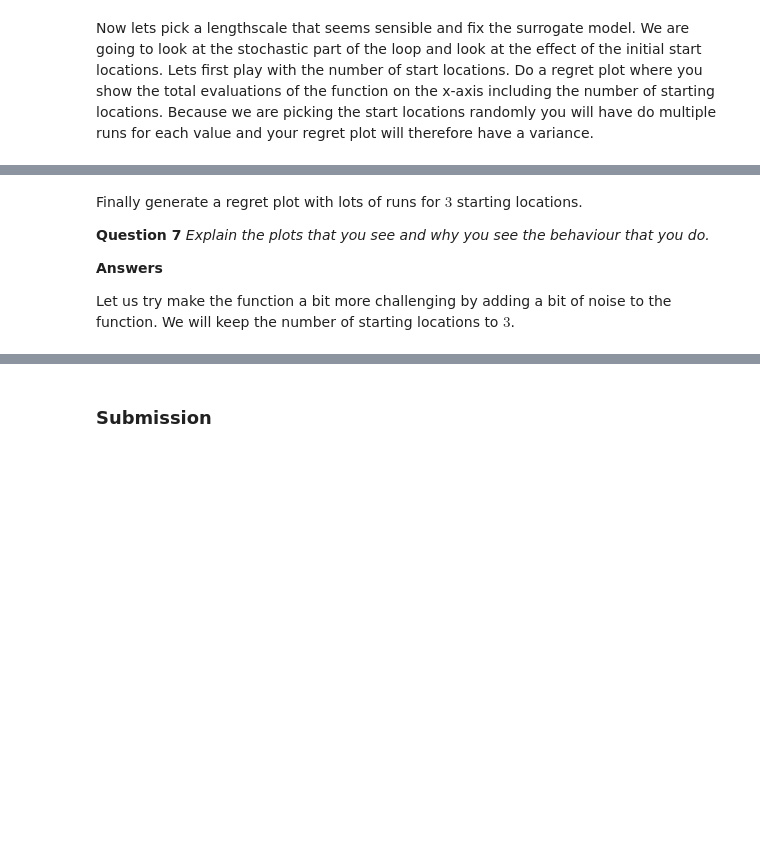
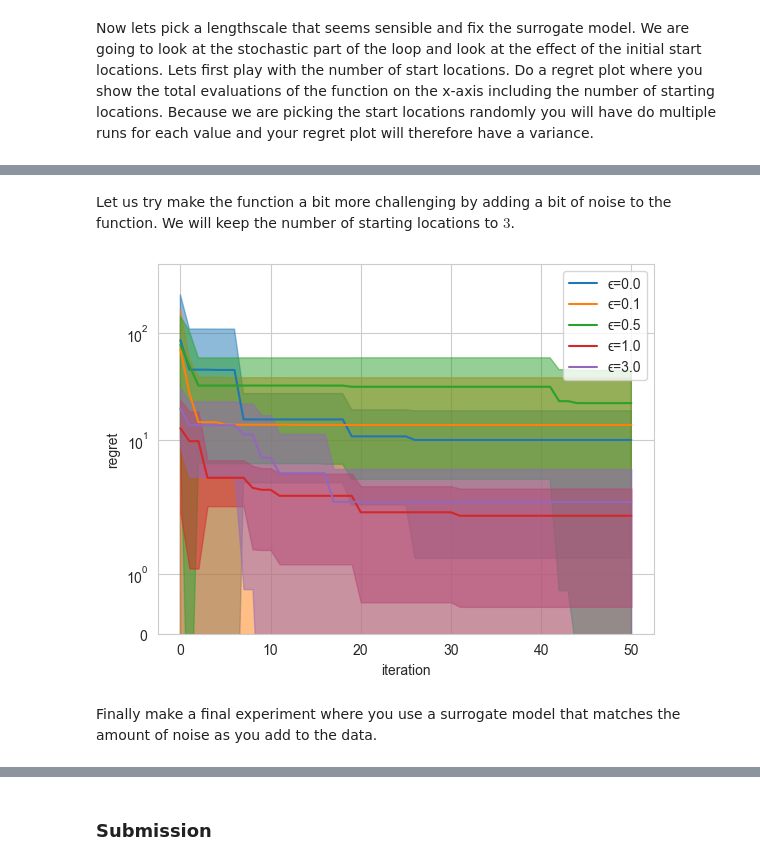
Before and after one commit to nyoma-diamond/L48_Assignments, a Jupyter notebook: L48_bad35_Task2.ipynb, the cells around one changed output, grey strips where cells are left out. Saved outputs shown, nothing was run; the diff lists cells and outputs as text; code cells hidden in the pictures; blank space fills up the shorter version.

```diff
--- a/L48_bad35_Task2.ipynb
+++ b/L48_bad35_Task2.ipynb
@@ -411,15 +518,2 @@ for i in range(1,7):
 # %% [markdown]
-Finally generate a regret plot with lots of runs for $3$ starting locations.
-
-**Question 7**
-*Explain the plots that you see and why you see the behaviour that you do.*
-
-**Answers**
-
 Let us try make the function a bit more challenging by adding a bit of noise to the function. We will keep the number of starting locations to $3$.
-# %%
-# implement a loop that tries different noise-levels
-for i in range(0, 10):
-    y = f(x, noise[i])
-    for j in range(0, n_starts):
-        for k in range(0, n_evals):
@@ -425,0 +552,22 @@ for i in range(0, 10):
+# %%
+means = history.mean(axis=1) - min_f_star
+stds = history.std(axis=1)
+
+xr = range(0, iterations+1)
+
+for i, noise in enumerate(noises):
+    color = plt.plot(xr, means[i], label=f'ϵ={noise:.1f}')[0].get_color()
+    plt.fill_between(xr, means[i] - stds[i], means[i] + stds[i], alpha=0.5, color=color)
+
+plt.xlabel('iteration')
+plt.ylabel('regret')
+# plt.xscale('symlog')
+plt.yscale('symlog')
+plt.ylim(ymin=0)
+plt.legend()
+
+plt.show()
+# %% [output]
+[figure, added]
+# %% [markdown]
+Finally make a final experiment where you use a surrogate model that matches the amount of noise as you add to the data.
```
Also changed, not shown: parts of 19 cells of this notebook.
